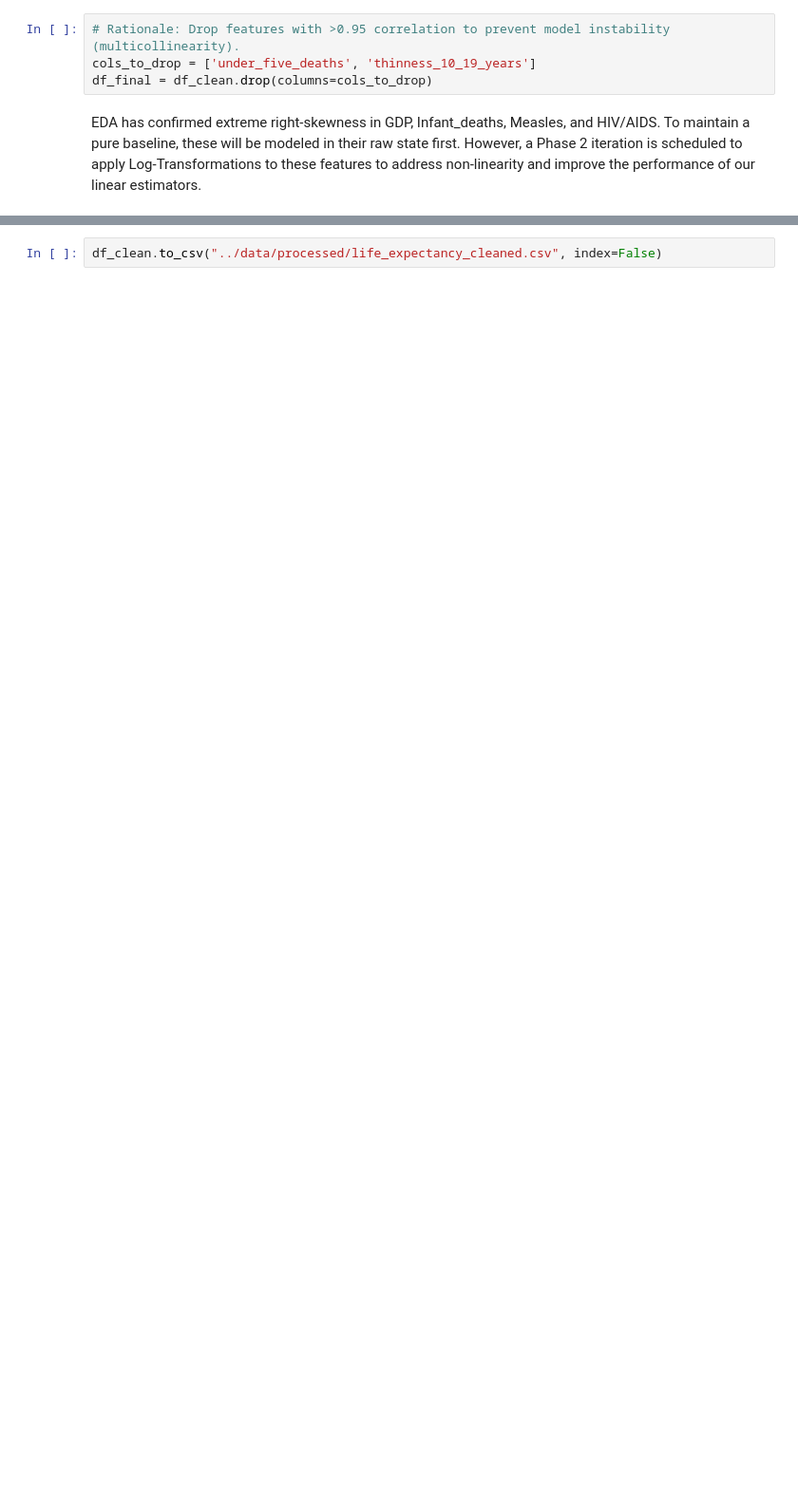
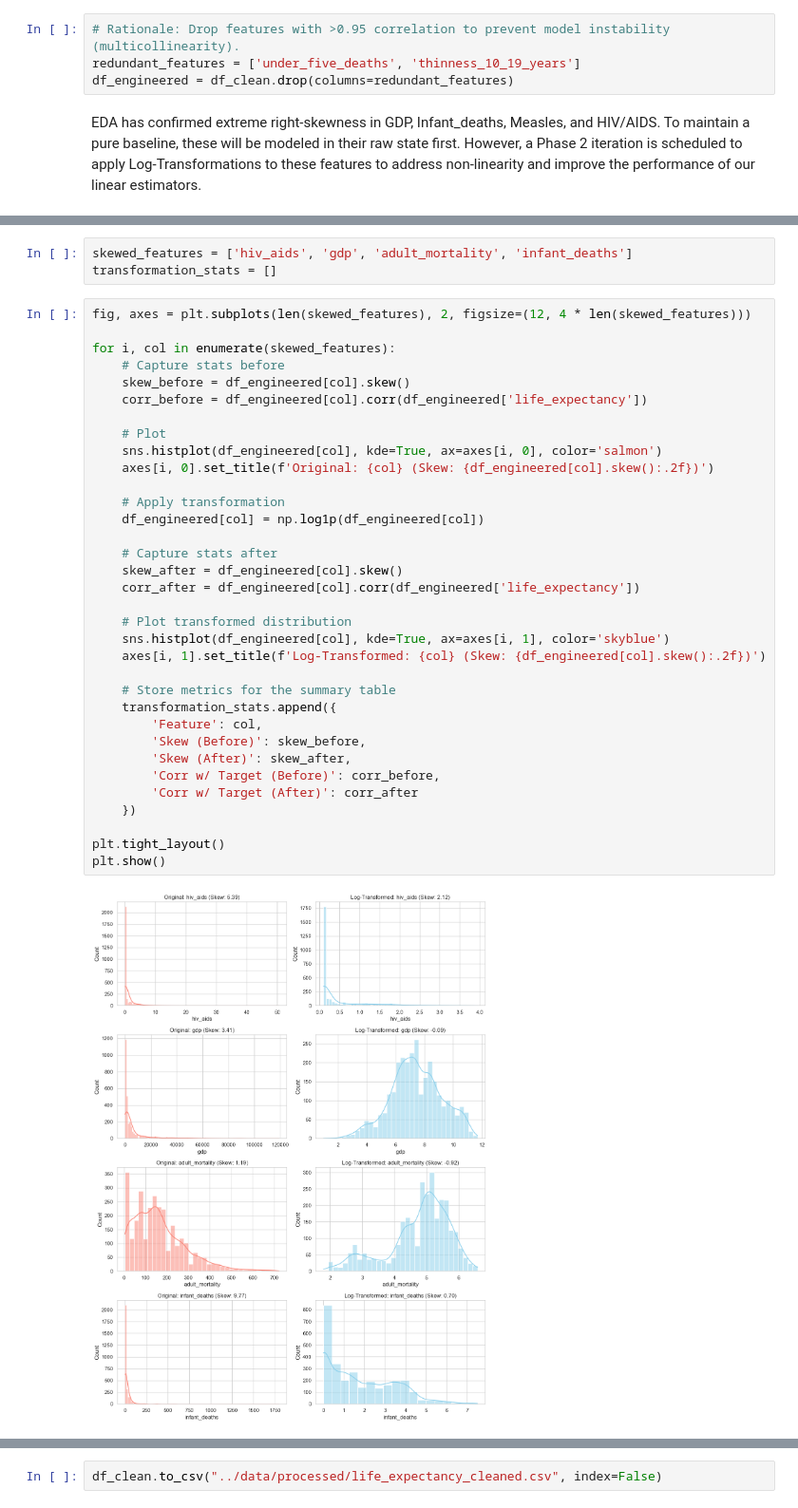
Before and after one commit to MermonGData/longevity-prediction, a Jupyter notebook: notebooks/01_eda_and_preprocessing.ipynb, the cells around one changed output, grey strips where cells are left out. Shown at 95% size. Cells and saved outputs as stored; diff of their text form; blank space fills up the shorter version.

Commit message:
feat: add log transformations and export engineered dataset

```diff
--- a/notebooks/01_eda_and_preprocessing.ipynb
+++ b/notebooks/01_eda_and_preprocessing.ipynb
@@ -637,7 +637,7 @@ Correlation between polio_vaccination and diphtheria_vaccination: 0.6796
 Correlation between thinness_5_9_years and thinness_10_19_years: 0.9703
 # %%
 # Rationale: Drop features with >0.95 correlation to prevent model instability (multicollinearity).
-cols_to_drop = ['under_five_deaths', 'thinness_10_19_years']
-df_final = df_clean.drop(columns=cols_to_drop)
+redundant_features = ['under_five_deaths', 'thinness_10_19_years']
+df_engineered = df_clean.drop(columns=redundant_features)
 # %% [markdown]
 EDA has confirmed extreme right-skewness in GDP, Infant_deaths, Measles, and HIV/AIDS. To maintain a pure baseline, these will be modeled in their raw state first. However, a Phase 2 iteration is scheduled to apply Log-Transformations to these features to address non-linearity and improve the performance of our linear estimators.
@@ -643,0 +648,39 @@ EDA has confirmed extreme right-skewness in GDP, Infant_deaths, Measles, and HIV
+# %%
+skewed_features = ['hiv_aids', 'gdp', 'adult_mortality', 'infant_deaths']
+transformation_stats = []
+# %%
+fig, axes = plt.subplots(len(skewed_features), 2, figsize=(12, 4 * len(skewed_features)))
+
+for i, col in enumerate(skewed_features):
+    # Capture stats before
+    skew_before = df_engineered[col].skew()
+    corr_before = df_engineered[col].corr(df_engineered['life_expectancy'])
+
+    # Plot
+    sns.histplot(df_engineered[col], kde=True, ax=axes[i, 0], color='salmon')
+    axes[i, 0].set_title(f'Original: {col} (Skew: {df_engineered[col].skew():.2f})')
+
+    # Apply transformation
+    df_engineered[col] = np.log1p(df_engineered[col])
+
+    # Capture stats after
+    skew_after = df_engineered[col].skew()
+    corr_after = df_engineered[col].corr(df_engineered['life_expectancy'])
+
+    # Plot transformed distribution
+    sns.histplot(df_engineered[col], kde=True, ax=axes[i, 1], color='skyblue')
+    axes[i, 1].set_title(f'Log-Transformed: {col} (Skew: {df_engineered[col].skew():.2f})')
+
+    # Store metrics for the summary table
+    transformation_stats.append({
+        'Feature': col,
+        'Skew (Before)': skew_before,
+        'Skew (After)': skew_after,
+        'Corr w/ Target (Before)': corr_before,
+        'Corr w/ Target (After)': corr_after
+    })
+
+plt.tight_layout()
+plt.show()
+# %% [output]
+[figure, added]
```
Also changed, not shown: parts of 7 cells of this notebook, 1 other file.
